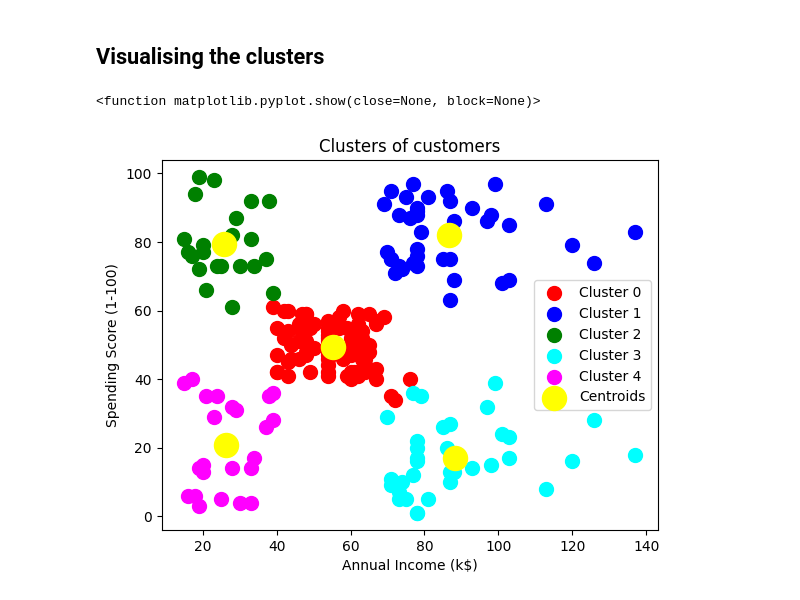
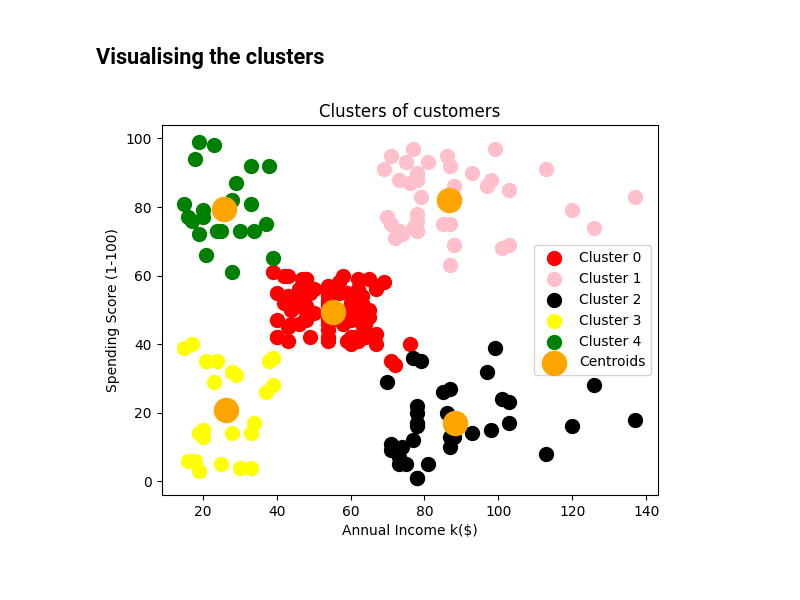
Before and after one commit to MikkoDT/MexEE402_AI, a Jupyter notebook: Machine_Learning/Part_3/k_means_clustering.ipynb, the cells around one changed output. Saved outputs shown, nothing was run; the diff lists cells and outputs as text; code cells hidden in the pictures.

```diff
--- a/Machine_Learning/Part_3/k_means_clustering.ipynb
+++ b/Machine_Learning/Part_3/k_means_clustering.ipynb
@@ -112,17 +90,17 @@ array([4, 2, 4, 2, 4, 2, 4, 2, 4, 2, 4, 2, 4, 2, 4, 2, 4, 2, 4, 2, 4, 2,
 # %% [markdown]
 ## Visualising the clusters
 # %%
-plt.scatter(X[y_pred == 0, 0], X[y_pred == 0, 1], s = 100, c = 'red',label = 'Cluster 0')
-plt.scatter(X[y_pred == 1, 0], X[y_pred == 1, 1], s = 100, c = 'blue',label = 'Cluster 1')
-plt.scatter(X[y_pred == 2, 0], X[y_pred == 2, 1], s = 100, c = 'green',label = 'Cluster 2')
-plt.scatter(X[y_pred == 3, 0], X[y_pred == 3, 1], s = 100, c = 'cyan',label = 'Cluster 3')
-plt.scatter(X[y_pred == 4, 0], X[y_pred == 4, 1], s = 100, c = 'magenta',label = 'Cluster 4')
-plt.scatter(kmeans.cluster_centers_[:,0], kmeans.cluster_centers_[:,1], s = 300, c = 'yellow',label = 'Centroids')
+plt.scatter(X[y_pred == 0, 0],X[y_pred == 0, 1], s = 100, c = 'red', label = 'Cluster 0')
+plt.scatter(X[y_pred == 1, 0],X[y_pred == 1, 1], s = 100, c = 'pink', label = 'Cluster 1')
+plt.scatter(X[y_pred == 2, 0],X[y_pred == 2, 1], s = 100, c = 'black', label = 'Cluster 2')
+plt.scatter(X[y_pred == 3, 0],X[y_pred == 3, 1], s = 100, c = 'yellow', label = 'Cluster 3')
+plt.scatter(X[y_pred == 4, 0],X[y_pred == 4, 1], s = 100, c = 'green', label = 'Cluster 4')
+
+plt.scatter(kmeans.cluster_centers_[:,0],kmeans.cluster_centers_[:,1], s = 300, c = 'orange', label = 'Centroids')
 plt.title('Clusters of customers')
-plt.xlabel('Annual Income (k$)')
+plt.xlabel('Annual Income k($)')
 plt.ylabel('Spending Score (1-100)')
 plt.legend()
-plt.show
+plt.show()
 # %% [output]
-<function matplotlib.pyplot.show(close=None, block=None)>
-[figure, old version]
+[figure, new version]
```
Also changed, not shown: parts of 6 cells of this notebook.
